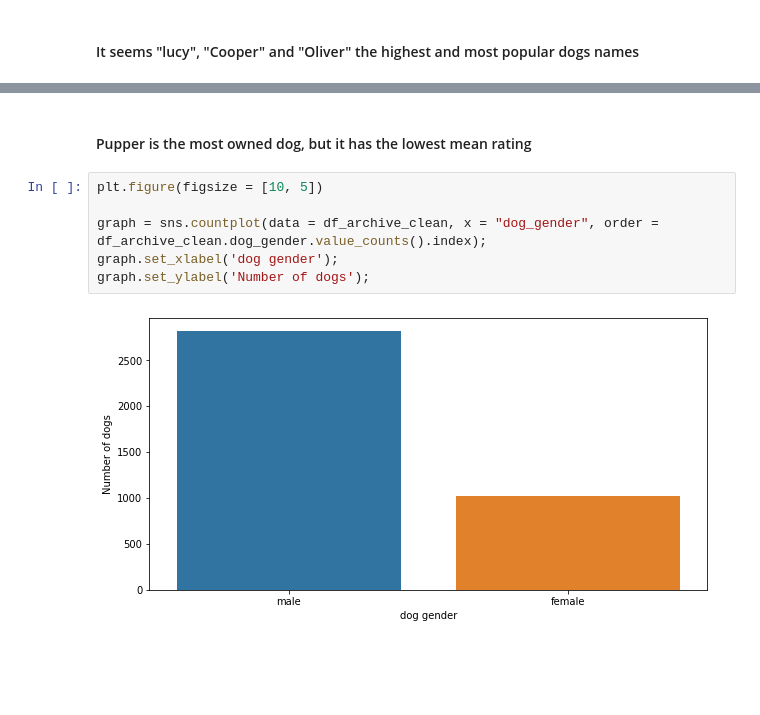
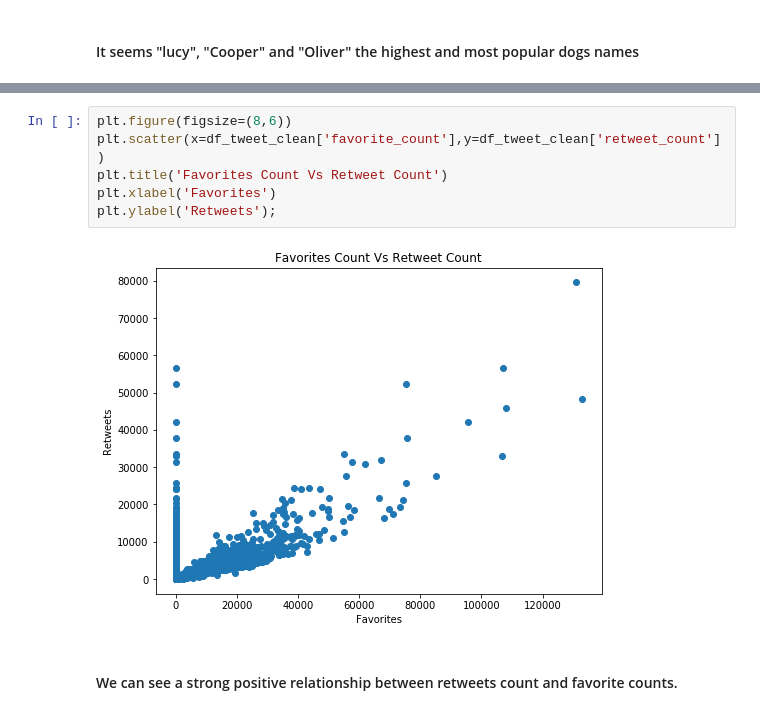
Before and after one commit to aalsudairi/Wrangle-and-Analyze-Data, a Jupyter notebook: wrangle_act.ipynb, the cells around one changed output, grey strips where cells are left out. Drawn from its saved outputs; the diff is of its cells as text; blank space fills up the shorter version.

```diff
--- a/wrangle_act.ipynb
+++ b/wrangle_act.ipynb
@@ -835,10 +768,10 @@ df_archive_clean.name.value_counts()[2:7].plot(kind='barh', figsize=(10,5),
-# %% [markdown]
-#### Pupper is the most owned dog, but it has the lowest mean rating
-# %%
-plt.figure(figsize = [10, 5])
-
-graph = sns.countplot(data = df_archive_clean, x = "dog_gender", order = df_archive_clean.dog_gender.value_counts().index);
-graph.set_xlabel('dog gender');
-graph.set_ylabel('Number of dogs');
-# %% [output]
-[figure, removed]
+# %%
+plt.figure(figsize=(8,6))
+plt.scatter(x=df_tweet_clean['favorite_count'],y=df_tweet_clean['retweet_count'])
+plt.title('Favorites Count Vs Retweet Count')
+plt.xlabel('Favorites')
+plt.ylabel('Retweets');
+# %% [output]
+[figure, added]
+# %% [markdown]
+#### We can see a strong positive relationship between retweets count and favorite counts.
```
Also changed, not shown: parts of 30 cells of this notebook, 1 other file.
